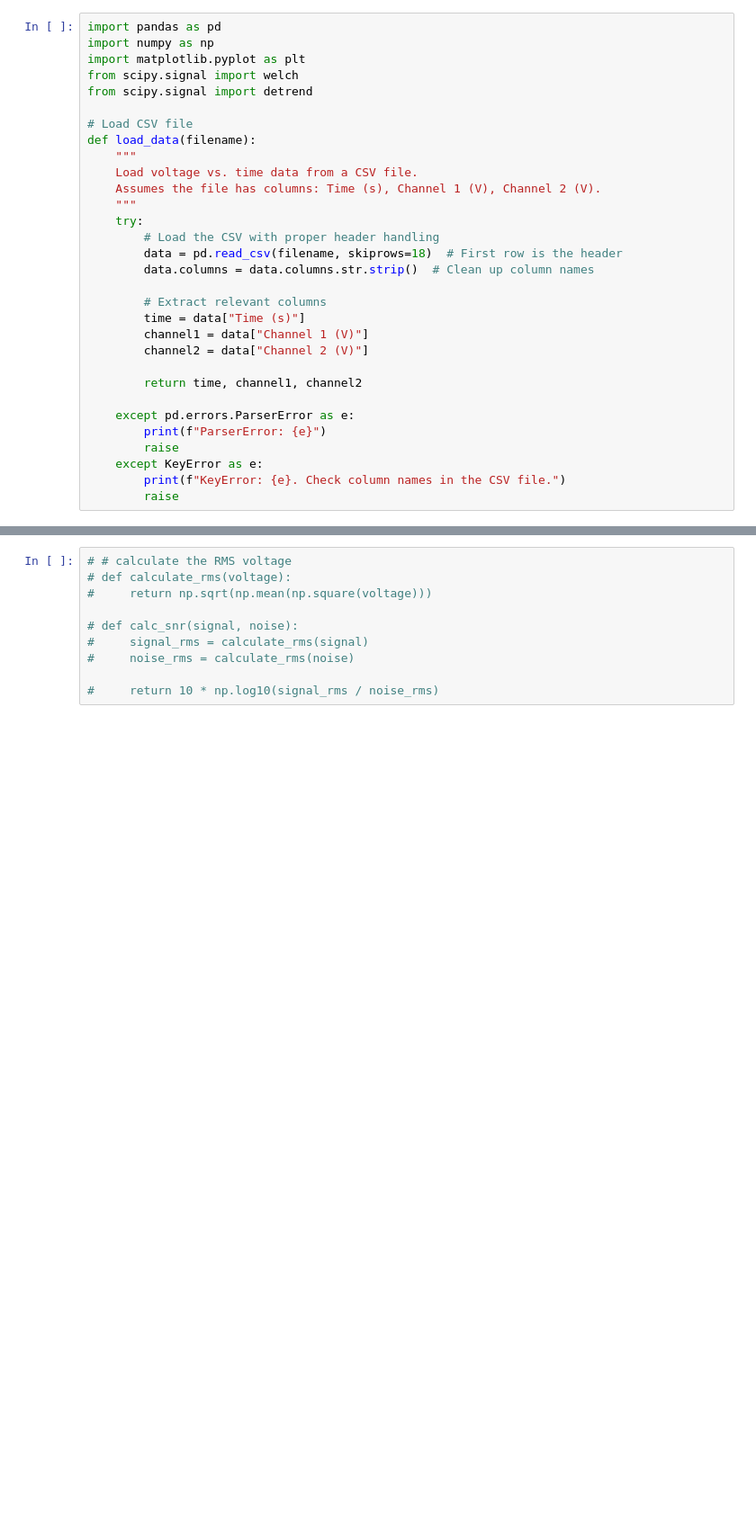
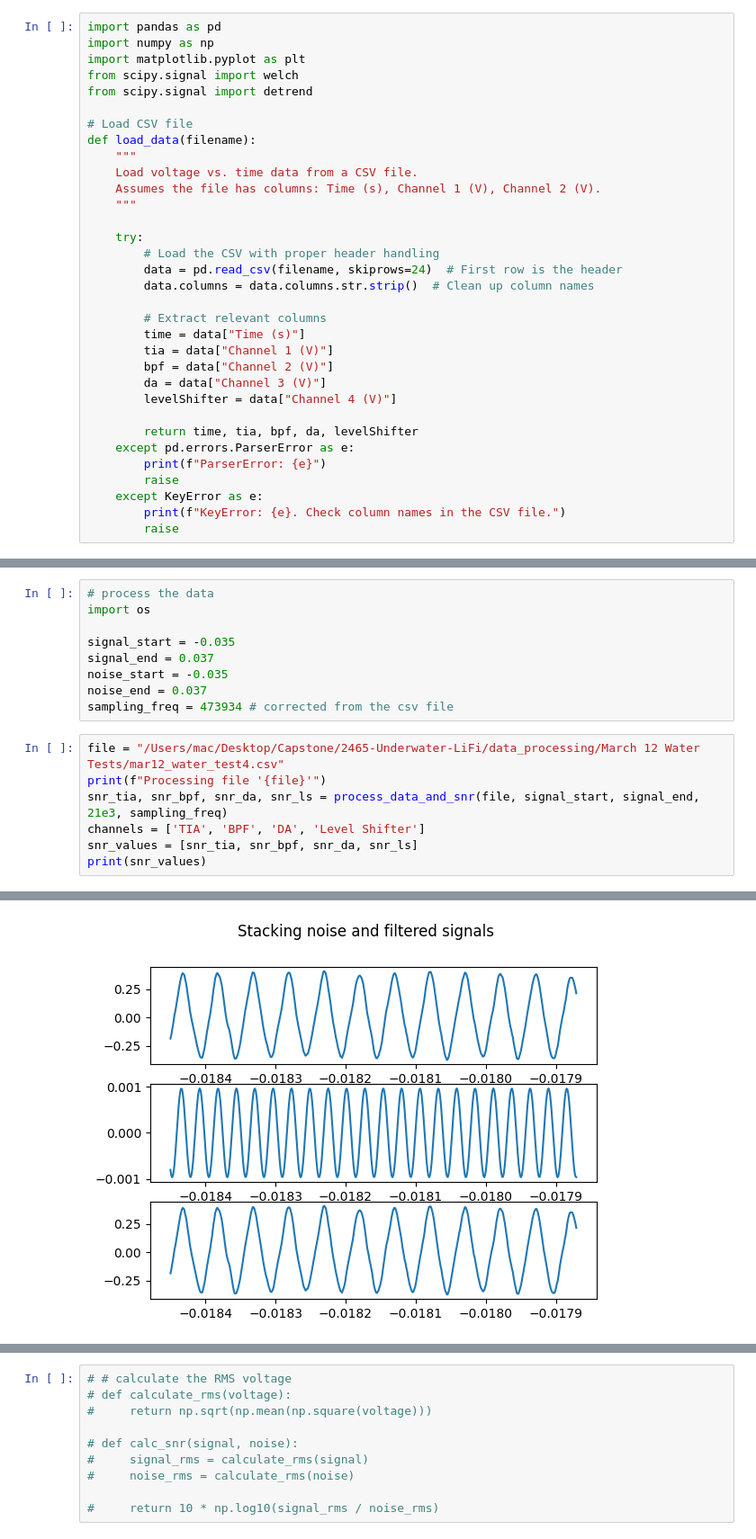
Before and after one commit to ManmeetKP123/2465-Underwater-LiFi, a Jupyter notebook: data_processing/snr_script.ipynb, the cells around one changed output, grey strips where cells are left out. Shown: that part at 90% size. Drawn from its saved outputs; the diff is of its cells as text; blank space fills up the shorter version.

```diff
--- a/data_processing/snr_script.ipynb
+++ b/data_processing/snr_script.ipynb
@@ -11,18 +11,20 @@ def load_data(filename):
     Load voltage vs. time data from a CSV file.
     Assumes the file has columns: Time (s), Channel 1 (V), Channel 2 (V).
     """
+
     try:
         # Load the CSV with proper header handling
-        data = pd.read_csv(filename, skiprows=18)  # First row is the header
+        data = pd.read_csv(filename, skiprows=24)  # First row is the header
         data.columns = data.columns.str.strip()  # Clean up column names
 
         # Extract relevant columns
         time = data["Time (s)"]
-        channel1 = data["Channel 1 (V)"]
-        channel2 = data["Channel 2 (V)"]
+        tia = data["Channel 1 (V)"]
+        bpf = data["Channel 2 (V)"]
+        da = data["Channel 3 (V)"]
+        levelShifter = data["Channel 4 (V)"]
 
-        return time, channel1, channel2
-
+        return time, tia, bpf, da, levelShifter
     except pd.errors.ParserError as e:
         print(f"ParserError: {e}")
         raise
@@ -31,0 +120,17 @@ def load_data(filename):
+# %%
+# process the data
+import os
+
+signal_start = -0.035
+signal_end = 0.037
+noise_start = -0.035
+noise_end = 0.037
+sampling_freq = 473934 # corrected from the csv file
+# %%
+file = "/Users/mac/Desktop/Capstone/2465-Underwater-LiFi/data_processing/March 12 Water Tests/mar12_water_test4.csv"
+print(f"Processing file '{file}'")
+snr_tia, snr_bpf, snr_da, snr_ls = process_data_and_snr(file, signal_start, signal_end, 21e3, sampling_freq)
+channels = ['TIA', 'BPF', 'DA', 'Level Shifter']
+snr_values = [snr_tia, snr_bpf, snr_da, snr_ls]
+print(snr_values)
+# %% [output]
@@ -31,0 +138 @@ def load_data(filename):
+[figure, added]
```
Also changed, not shown: parts of 7 cells of this notebook.
